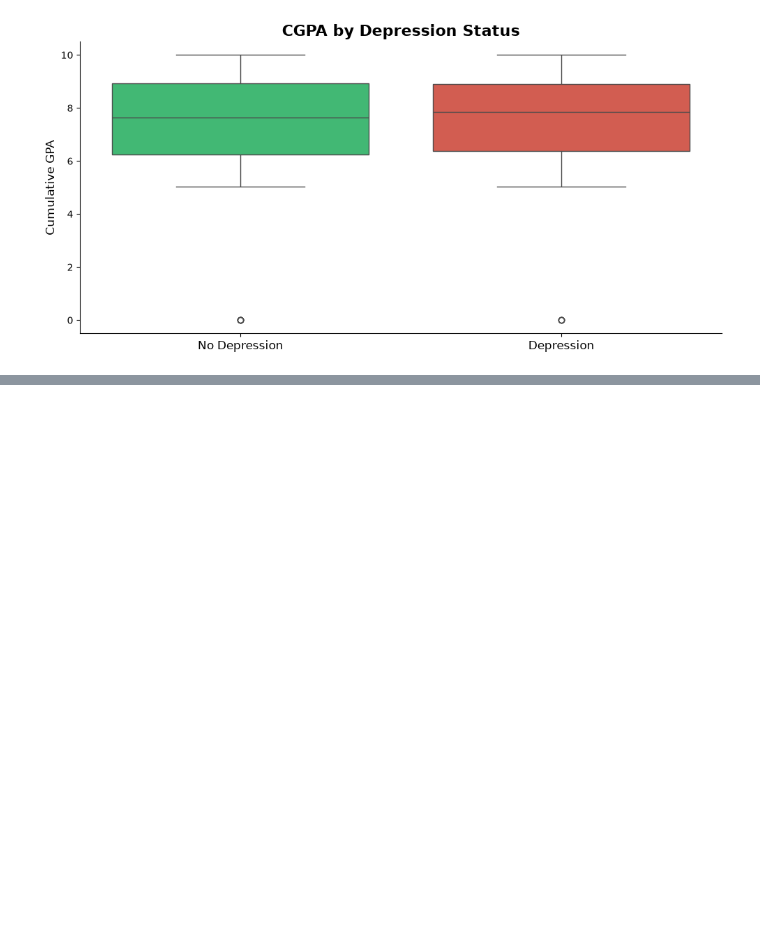
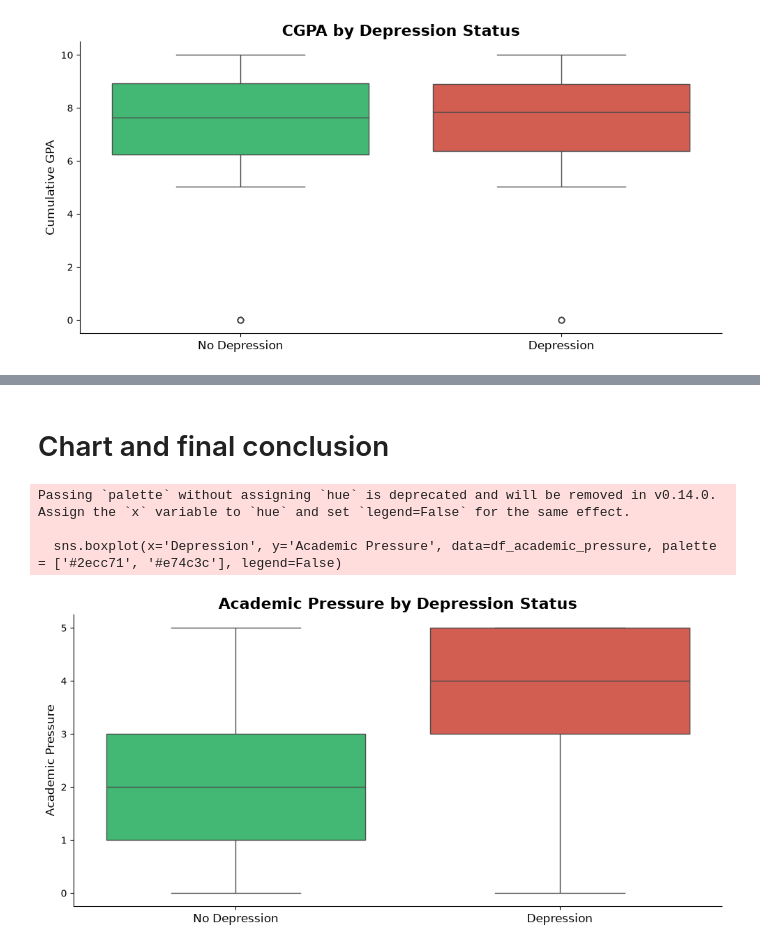
Before and after one commit to AndreiMemu/student-health-analysis, a Jupyter notebook: student_data_v2.ipynb, the cells around one changed output, grey strips where cells are left out. Cells and saved outputs as stored; diff of their text form; code cells hidden in the pictures; blank space fills up the shorter version.

```diff
--- a/student_data_v2.ipynb
+++ b/student_data_v2.ipynb
@@ -154,0 +171,9 @@ The Mann Whiteny U test returned a p-value of 0.00032 which indicates that there
+# %%
+df_academic_pressure = df.copy()
+
+academic_pressure_with_depression = df_academic_pressure[df_academic_pressure['Depression'] == 1]['Academic Pressure'].tolist()
+academic_pressure_without_depression = df_academic_pressure[df_academic_pressure['Depression'] == 0]['Academic Pressure'].tolist()
+
+es3, p3 = effect_size_mannwhiteny(academic_pressure_without_depression, academic_pressure_with_depression)
+print(f"The p-value is: {p3}")
+print(f"The effect size is: {es3:.4f}")
@@ -154,0 +187,17 @@ The Mann Whiteny U test returned a p-value of 0.00032 which indicates that there
+# %% [markdown]
+# Chart and final conclusion
+# %%
+fig, ax = plt.subplots(figsize = (10, 5))
+sns.boxplot(x='Depression', y='Academic Pressure', data=df_academic_pressure, palette = ['#2ecc71', '#e74c3c'], legend=False)
+plt.title("Academic Pressure by Depression Status", fontsize = 16, fontweight = 'bold')
+plt.ylabel("Academic Pressure", fontsize = 12)
+plt.xlabel('')
+plt.xticks([0, 1], ['No Depression', 'Depression'], fontsize = 12)
+sns.despine()
+plt.tight_layout()
+plt.show()
+# %% [output]
+Passing `palette` without assigning `hue` is deprecated and will be removed in v0.14.0. Assign the `x` variable to `hue` and set `legend=False` for the same effect.
+
+  sns.boxplot(x='Depression', y='Academic Pressure', data=df_academic_pressure, palette = ['#2ecc71', '#e74c3c'], legend=False)
+[figure, added]
```
Also changed, not shown: parts of 10 cells of this notebook.
